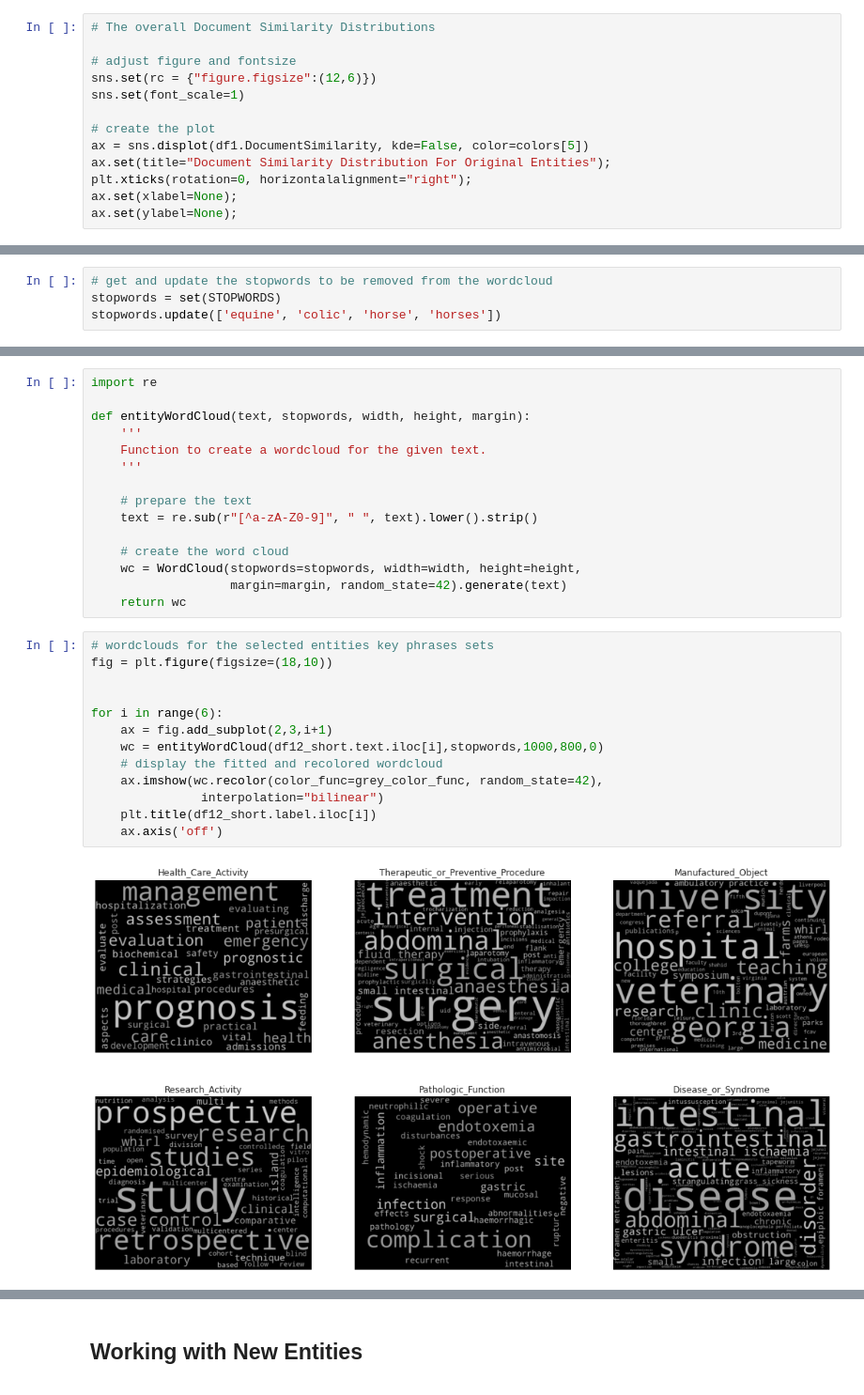
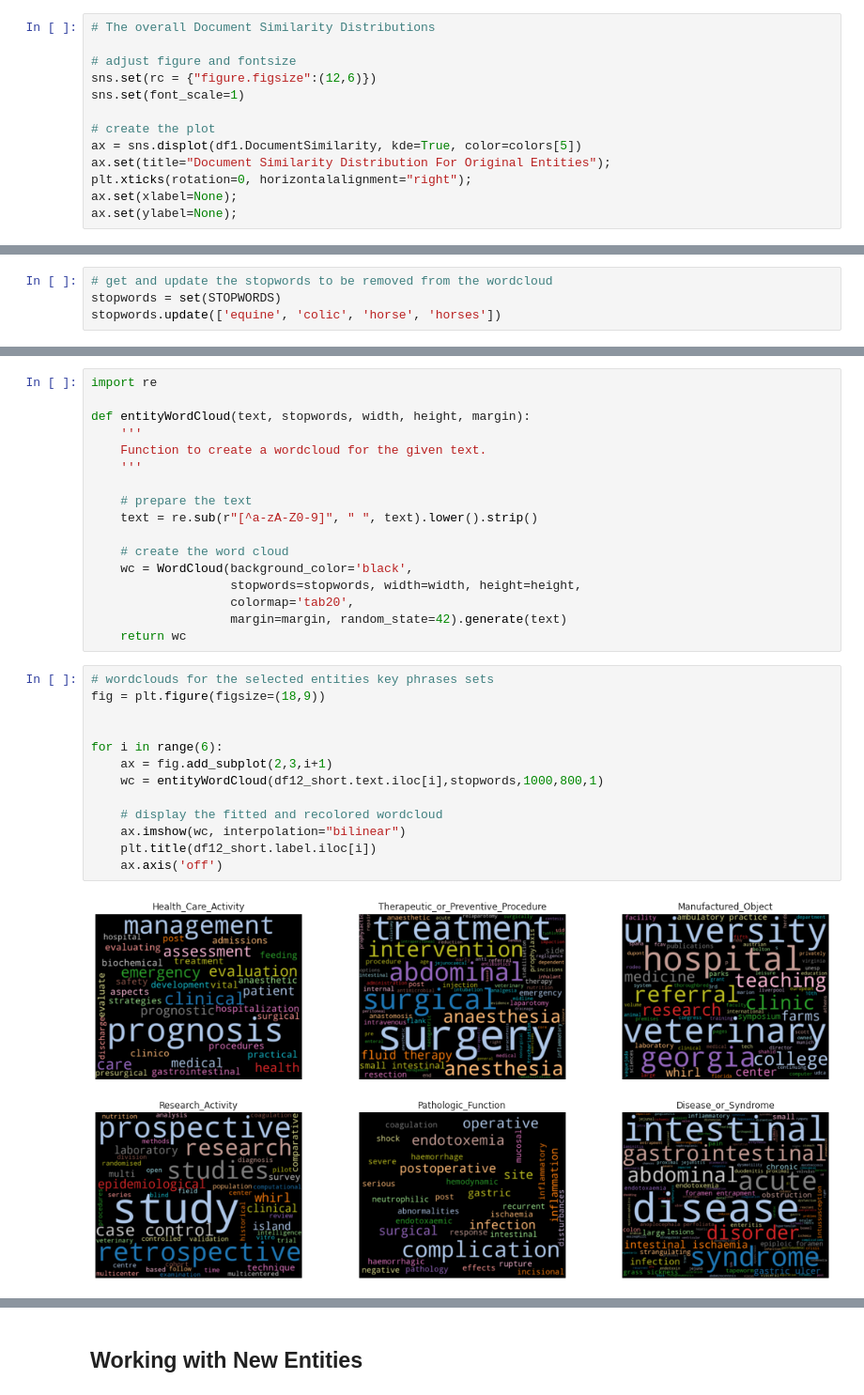
Before and after one commit to SolanaO/Healthcare_SparkNLP_Study, a Jupyter notebook: graphsResults.ipynb, the cells around one changed output, grey strips where cells are left out. Shown at 94% size. Drawn from its saved outputs; the diff is of its cells as text.

Commit message:
Add graphs and wordclouds.

```diff
--- a/graphsResults.ipynb
+++ b/graphsResults.ipynb
@@ -151,7 +159,7 @@ sns.set(rc = {"figure.figsize":(12,6)})
 sns.set(font_scale=1)
 
 # create the plot
-ax = sns.displot(df1.DocumentSimilarity, kde=False, color=colors[5])
+ax = sns.displot(df1.DocumentSimilarity, kde=True, color=colors[5])
 ax.set(title="Document Similarity Distribution For Original Entities");
 plt.xticks(rotation=0, horizontalalignment="right");
 ax.set(xlabel=None);
@@ -269,21 +279,23 @@ def entityWordCloud(text, stopwords, width, height, margin):
     text = re.sub(r"[^a-zA-Z0-9]", " ", text).lower().strip()
 
     # create the word cloud
-    wc = WordCloud(stopwords=stopwords, width=width, height=height,
+    wc = WordCloud(background_color='black',
+                   stopwords=stopwords, width=width, height=height,
+                   colormap='tab20',
                    margin=margin, random_state=42).generate(text)
     return wc
 # %%
 # wordclouds for the selected entities key phrases sets
-fig = plt.figure(figsize=(18,10))
+fig = plt.figure(figsize=(18,9))
 
 
 for i in range(6):
     ax = fig.add_subplot(2,3,i+1)
-    wc = entityWordCloud(df12_short.text.iloc[i],stopwords,1000,800,0)
+    wc = entityWordCloud(df12_short.text.iloc[i],stopwords,1000,800,1)
+
     # display the fitted and recolored wordcloud
-    ax.imshow(wc.recolor(color_func=grey_color_func, random_state=42),
-               interpolation="bilinear")
+    ax.imshow(wc, interpolation="bilinear")
     plt.title(df12_short.label.iloc[i])
     ax.axis('off')
 # %% [output]
-[figure, old version]
+[figure, new version]
```
Also changed, not shown: parts of 21 cells of this notebook, 1 other file.
